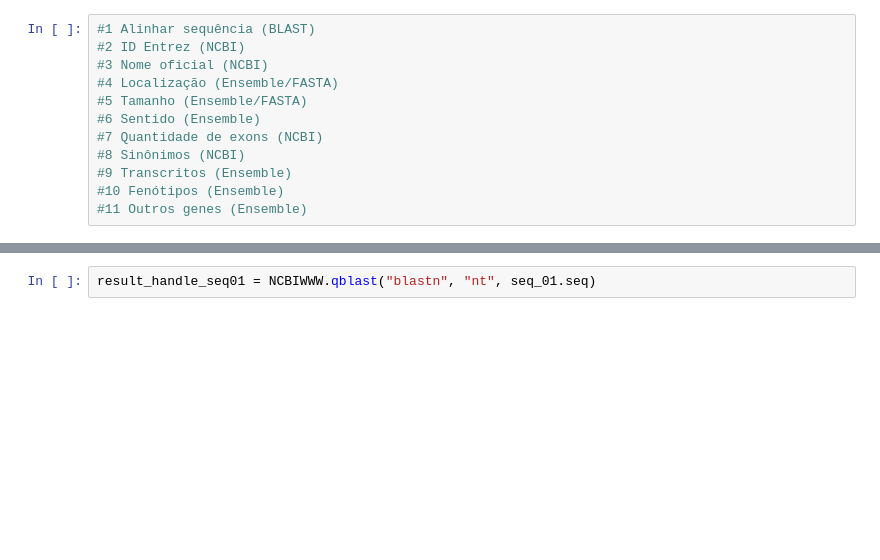
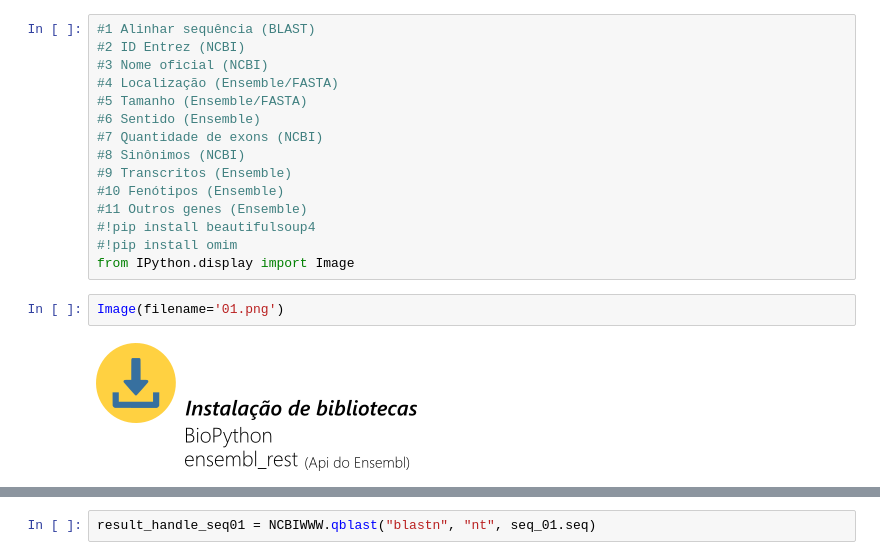
Before and after one commit to MiqueiasMaia/Bioinform-tica2021-1, a Jupyter notebook: 01-SequenceData.ipynb, the cells around one changed output, grey strips where cells are left out. Saved outputs shown, nothing was run; the diff lists cells and outputs as text; blank space fills up the shorter version.

Commit message:
Visual docs

```diff
--- a/01-SequenceData.ipynb
+++ b/01-SequenceData.ipynb
@@ -10,5 +10,12 @@
 #9 Transcritos (Ensemble)
 #10 Fenótipos (Ensemble)
 #11 Outros genes (Ensemble)
+#!pip install beautifulsoup4
+#!pip install omim
+from IPython.display import Image
+# %%
+Image(filename='01.png')
+# %% [output]
+[figure, added]
 # %%
 !pip install Biopython
```
Also changed, not shown: parts of 24 cells of this notebook, 15 other files.
